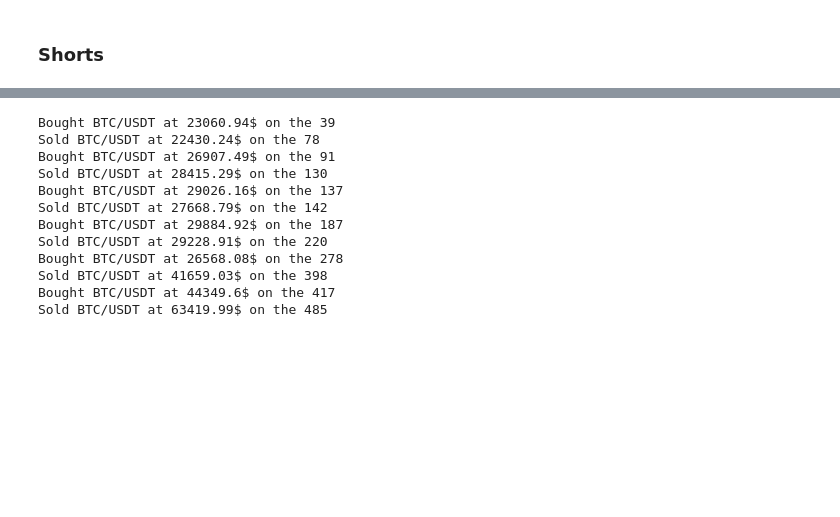
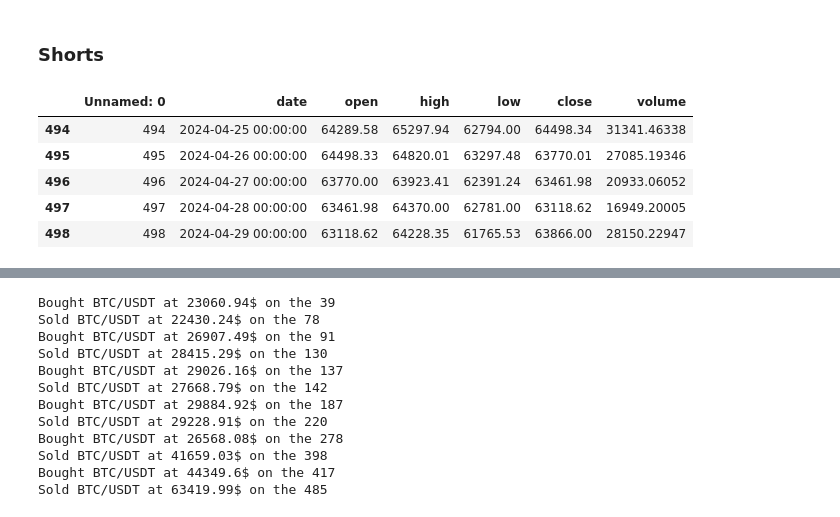
Before and after one commit to mykyta4876/CryptoTradingBot1, a Jupyter notebook: CryptoBot.ipynb, the cells around one changed output, grey strips where cells are left out. Saved outputs shown, nothing was run; the diff lists cells and outputs as text; code cells hidden in the pictures; blank space fills up the shorter version.

```diff
--- a/CryptoBot.ipynb
+++ b/CryptoBot.ipynb
@@ -406,3 +446,13 @@ def compute_short_sl_level(row, entry_price):
 def compute_short_tp_level(row, entry_price, stop_loss_price):
     risk_reward_ratio = 4
     return entry_price * (1 - risk_reward_ratio * (stop_loss_price / entry_price - 1))
+# %%
+data = data_dl #populate_indicators(data_dl)
+data.tail()
+# %% [output]
+|  | Unnamed: 0 | date | open | high | low | close | volume |
+| 494 | 494 | 2024-04-25 00:00:00 | 64289.58 | 65297.94 | 62794.00 | 64498.34 | 31341.46338 |
+| 495 | 495 | 2024-04-26 00:00:00 | 64498.33 | 64820.01 | 63297.48 | 63770.01 | 27085.19346 |
+| 496 | 496 | 2024-04-27 00:00:00 | 63770.00 | 63923.41 | 62391.24 | 63461.98 | 20933.06052 |
+| 497 | 497 | 2024-04-28 00:00:00 | 63461.98 | 64370.00 | 62781.00 | 63118.62 | 16949.20005 |
+| 498 | 498 | 2024-04-29 00:00:00 | 63118.62 | 64228.35 | 61765.53 | 63866.00 | 28150.22947 |
```
Also changed, not shown: parts of 29 cells of this notebook, 7 other files.
